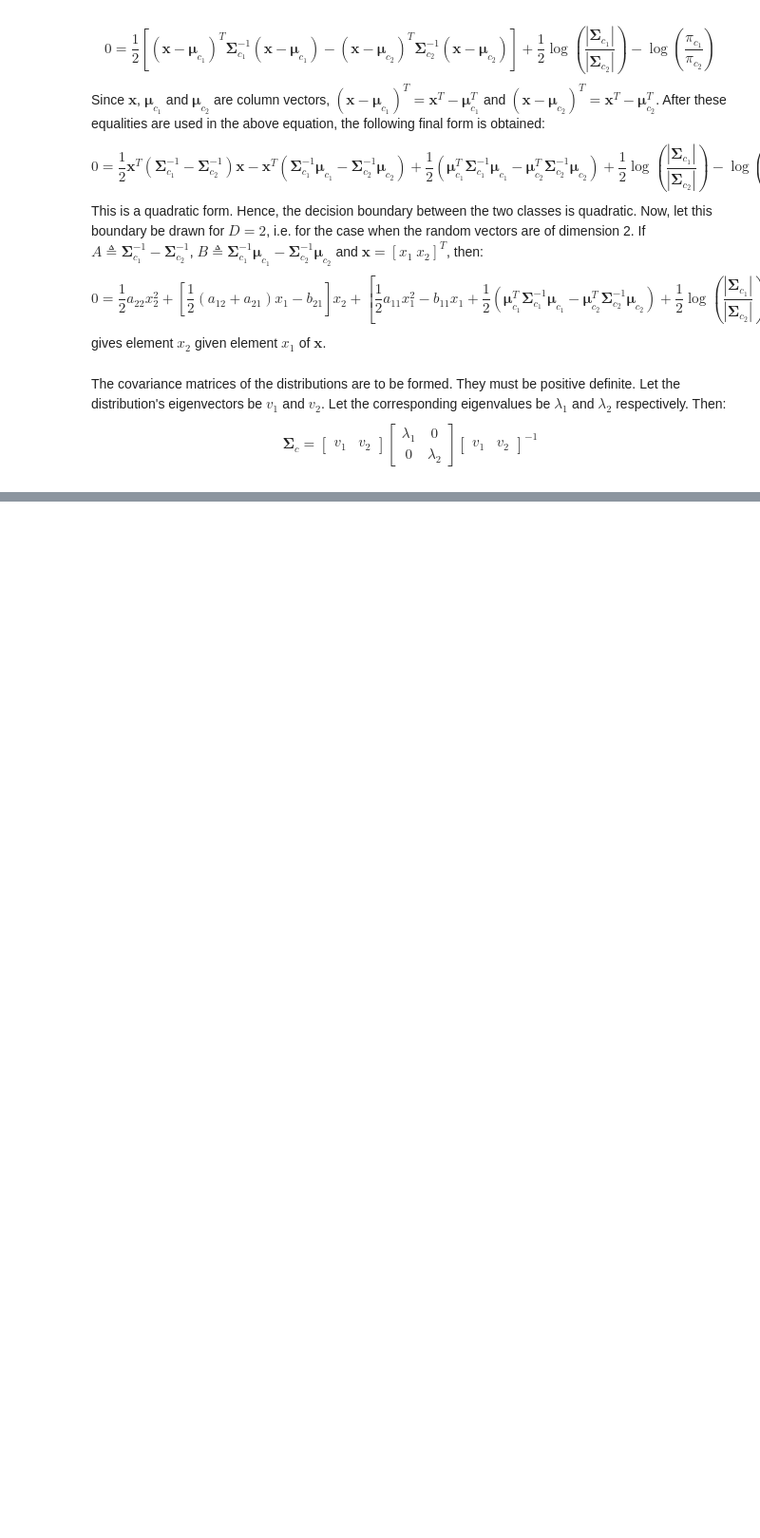
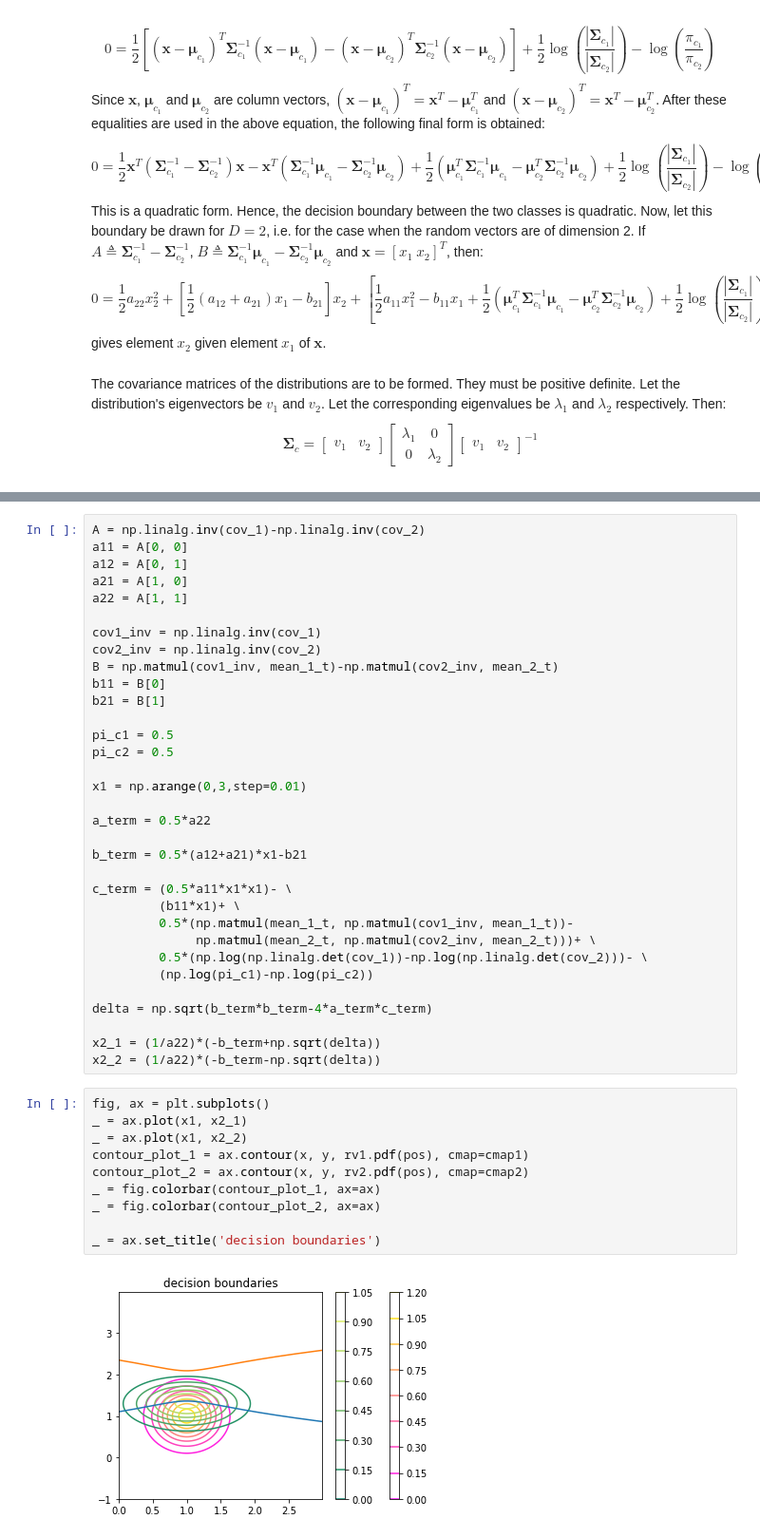
Before and after one commit to SaffetGokcenSen/Gaussian-Models, a Jupyter notebook: decision_boundaries_for_quadratic_discriminant_analysis.ipynb, the cells around one changed output, grey strips where cells are left out. Shown at 95% size. Cells and saved outputs as stored; diff of their text form; blank space fills up the shorter version.

```diff
--- a/decision_boundaries_for_quadratic_discriminant_analysis.ipynb
+++ b/decision_boundaries_for_quadratic_discriminant_analysis.ipynb
@@ -145,0 +152,45 @@ _ = ax.set_title('pdf contour plots of the distributions')
+# %%
+A = np.linalg.inv(cov_1)-np.linalg.inv(cov_2)
+a11 = A[0, 0]
+a12 = A[0, 1]
+a21 = A[1, 0]
+a22 = A[1, 1]
+
+cov1_inv = np.linalg.inv(cov_1)
+cov2_inv = np.linalg.inv(cov_2)
+B = np.matmul(cov1_inv, mean_1_t)-np.matmul(cov2_inv, mean_2_t)
+b11 = B[0]
+b21 = B[1]
+
+pi_c1 = 0.5
+pi_c2 = 0.5
+
+x1 = np.arange(0,3,step=0.01)
+
+a_term = 0.5*a22
+
+b_term = 0.5*(a12+a21)*x1-b21
+
+c_term = (0.5*a11*x1*x1)- \
+         (b11*x1)+ \
+         0.5*(np.matmul(mean_1_t, np.matmul(cov1_inv, mean_1_t))-
+              np.matmul(mean_2_t, np.matmul(cov2_inv, mean_2_t)))+ \
+         0.5*(np.log(np.linalg.det(cov_1))-np.log(np.linalg.det(cov_2)))- \
+         (np.log(pi_c1)-np.log(pi_c2))
+
+delta = np.sqrt(b_term*b_term-4*a_term*c_term)
+
+x2_1 = (1/a22)*(-b_term+np.sqrt(delta))
+x2_2 = (1/a22)*(-b_term-np.sqrt(delta))
+# %%
+fig, ax = plt.subplots()
+_ = ax.plot(x1, x2_1)
+_ = ax.plot(x1, x2_2)
+contour_plot_1 = ax.contour(x, y, rv1.pdf(pos), cmap=cmap1)
+contour_plot_2 = ax.contour(x, y, rv2.pdf(pos), cmap=cmap2)
+_ = fig.colorbar(contour_plot_1, ax=ax)
+_ = fig.colorbar(contour_plot_2, ax=ax)
+
+_ = ax.set_title('decision boundaries')
+# %% [output]
+[figure, added]
```
Also changed, not shown: parts of 5 cells of this notebook.
